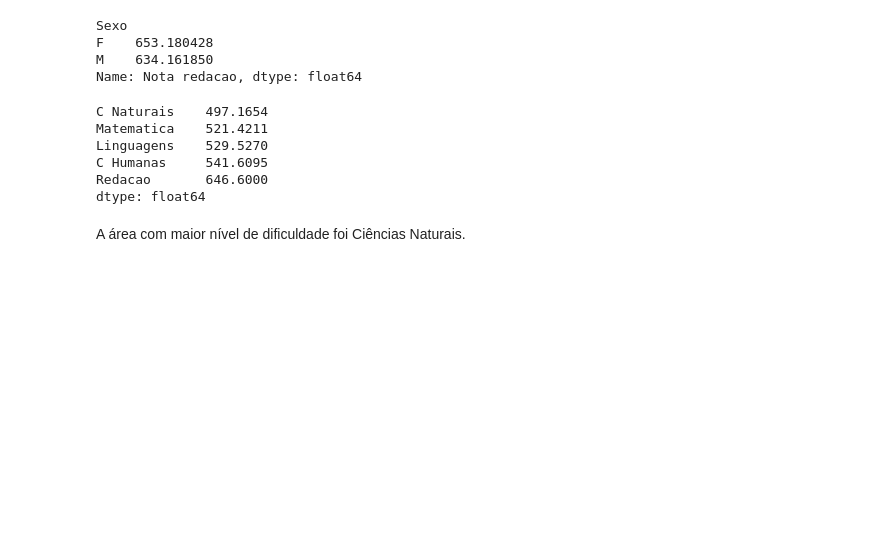
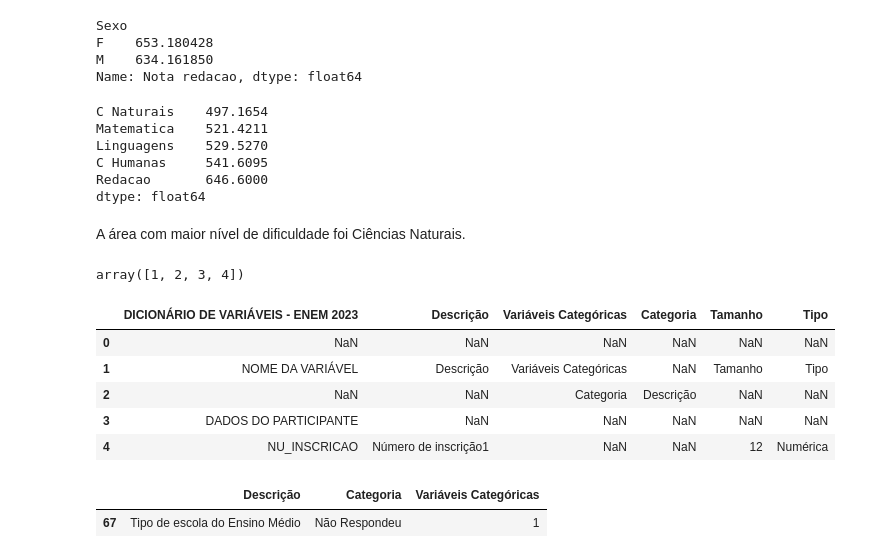
Before and after one commit to An4PDM/Data-Analysis-of-ENEM, a Jupyter notebook: notebooks/data_analysis.ipynb, the cells around one changed output. Cells and saved outputs as stored; diff of their text form; code cells hidden in the pictures; blank space fills up the shorter version.

```diff
--- a/notebooks/data_analysis.ipynb
+++ b/notebooks/data_analysis.ipynb
@@ -175,3 +175,16 @@ A área com maior nível de dificuldade foi Ciências Naturais.
 # Desvio padrão das notas por tipo de escola
 # %%
 # Distribuição da idade dos candidatos
+# %%
+microdata_filtered['Situação do Ensino Medio'].unique()
+# %% [output]
+array([1, 2, 3, 4])
+# %%
+dict_microdata.head()
+# %% [output]
+|  | DICIONÁRIO DE VARIÁVEIS - ENEM 2023 | Descrição | Variáveis Categóricas | Categoria | Tamanho | Tipo |
+| 0 | NaN | NaN | NaN | NaN | NaN | NaN |
+| 1 | NOME DA VARIÁVEL | Descrição | Variáveis Categóricas | NaN | Tamanho | Tipo |
+| 2 | NaN | NaN | Categoria | Descrição | NaN | NaN |
+| 3 | DADOS DO PARTICIPANTE | NaN | NaN | NaN | NaN | NaN |
+| 4 | NU_INSCRICAO | Número de inscrição1 | NaN | NaN | 12 | Numérica |
@@ -177,0 +193,5 @@ A área com maior nível de dificuldade foi Ciências Naturais.
+# %%
+dict_microdata.loc[filtro, ['Descrição','Categoria','Variáveis Categóricas']]
+# %% [output]
+|  | Descrição | Categoria | Variáveis Categóricas |
+| 67 | Tipo de escola do Ensino Médio | Não Respondeu | 1 |
```
Also changed, not shown: parts of 17 cells of this notebook.
